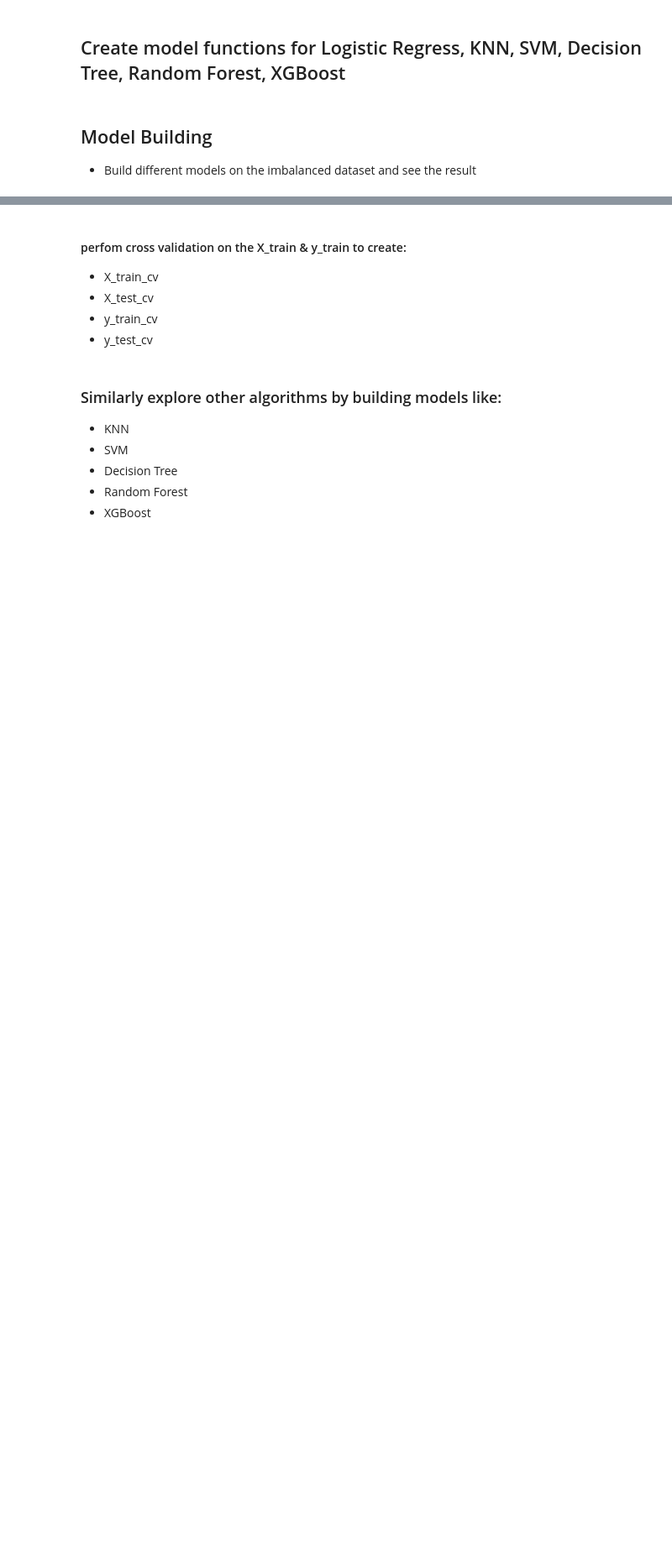
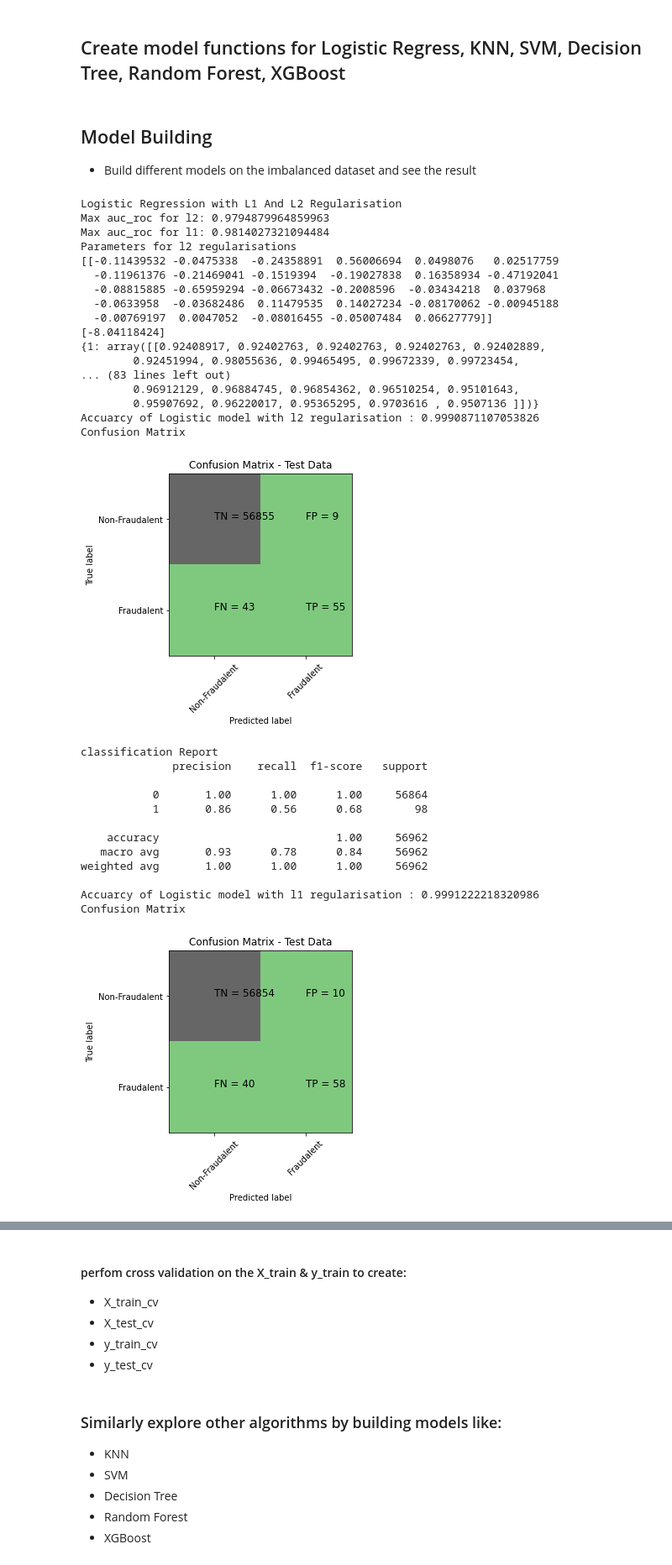
Before and after one commit to subhabrata-ghosh-1988/credit-card-fraud-detection, a Jupyter notebook: Credit_card_fraud_detection.ipynb, the cells around one changed output, grey strips where cells are left out. Shown at 84% size. Cells and saved outputs as stored; diff of their text form; code cells hidden in the pictures; blank space fills up the shorter version.

Commit message:
Adding AUC/ROC Scores

```diff
--- a/Credit_card_fraud_detection.ipynb
+++ b/Credit_card_fraud_detection.ipynb
@@ -608,0 +765,68 @@ cv_num =   #--> list of values
+# %%
+#Run Logistic Regression with L1 And L2 Regularisation
+print("Logistic Regression with L1 And L2 Regularisation")
+start_time = time.time()
+df_Results = buildAndRunLogisticModels(df_Results,"Power Transformer",X_train_pt_df,y_train, X_test_pt_df, y_test)
+print("Time Taken by Model: --- %s seconds ---" % (time.time() - start_time))
+print('-'*80 )
+#Run KNN Model
+print("KNN Model")
+start_time = time.time()
+df_Results = buildAndRunKNNModels(df_Results,"Power Transformer",X_train_pt_df,y_train, X_test_pt_df, y_test)
+print("Time Taken by Model: --- %s seconds ---" % (time.time() - start_time))
+print('-'*80 )
+#Run Decision Tree Models with  'gini' & 'entropy' criteria
+print("Decision Tree Models with  'gini' & 'entropy' criteria")
+start_time = time.time()
+df_Results = buildAndRunTreeModels(df_Results,"Power Transformer",X_train_pt_df,y_train, X_test_pt_df, y_test)
+print("Time Taken by Model: --- %s seconds ---" % (time.time() - start_time))
+print('-'*80 )
+#Run Random Forest Model
+print("Random Forest Model")
+start_time = time.time()
+df_Results = buildAndRunRandomForestModels(df_Results,"Power Transformer",X_train_pt_df,y_train, X_test_pt_df, y_test)
+print("Time Taken by Model: --- %s seconds ---" % (time.time() - start_time))
+print('-'*80 )
+#Run XGBoost Modela
+print("XGBoost Model")
+start_time = time.time()
+df_Results = buildAndRunXGBoostModels(df_Results,"Power Transformer",X_train_pt_df,y_train, X_test_pt_df, y_test)
+print("Time Taken by Model: --- %s seconds ---" % (time.time() - start_time))
+print('-'*80 )
+#Run SVM Model with Sigmoid Kernel
+print("SVM Model with Sigmoid Kernel")
+start_time = time.time()
+df_Results = buildAndRunSVMModels(df_Results,"Power Transformer",X_train_pt_df,y_train, X_test_pt_df, y_test)
+print("Time Taken by Model: --- %s seconds ---" % (time.time() - start_time))
+# %% [output]
+Logistic Regression with L1 And L2 Regularisation
+Max auc_roc for l2: 0.9794879964859963
+Max auc_roc for l1: 0.9814027321094484
+Parameters for l2 regularisations
+[[-0.11439532 -0.0475338  -0.24358891  0.56006694  0.0498076   0.02517759
+  -0.11961376 -0.21469041 -0.1519394  -0.19027838  0.16358934 -0.47192041
+  -0.08815885 -0.65959294 -0.06673432 -0.2008596  -0.03434218  0.037968
+  -0.0633958  -0.03682486  0.11479535  0.14027234 -0.08170062 -0.00945188
+  -0.00769197  0.0047052  -0.08016455 -0.05007484  0.06627779]]
+[-8.04118424]
+{1: array([[0.92408917, 0.92402763, 0.92402763, 0.92402763, 0.92402889,
+        0.92451994, 0.98055636, 0.99465495, 0.99672339, 0.99723454,
+... (83 lines left out)
+        0.96912129, 0.96884745, 0.96854362, 0.96510254, 0.95101643,
+        0.95907692, 0.96220017, 0.95365295, 0.9703616 , 0.9507136 ]])}
+Accuarcy of Logistic model with l2 regularisation : 0.9990871107053826
+Confusion Matrix
+[figure, added]
+classification Report
+              precision    recall  f1-score   support
+
+           0       1.00      1.00      1.00     56864
+           1       0.86      0.56      0.68        98
+
+    accuracy                           1.00     56962
+   macro avg       0.93      0.78      0.84     56962
+weighted avg       1.00      1.00      1.00     56962
+
+Accuarcy of Logistic model with l1 regularisation : 0.9991222218320986
+Confusion Matrix
+[figure, added]
```
Also changed, not shown: parts of 24 cells of this notebook.
